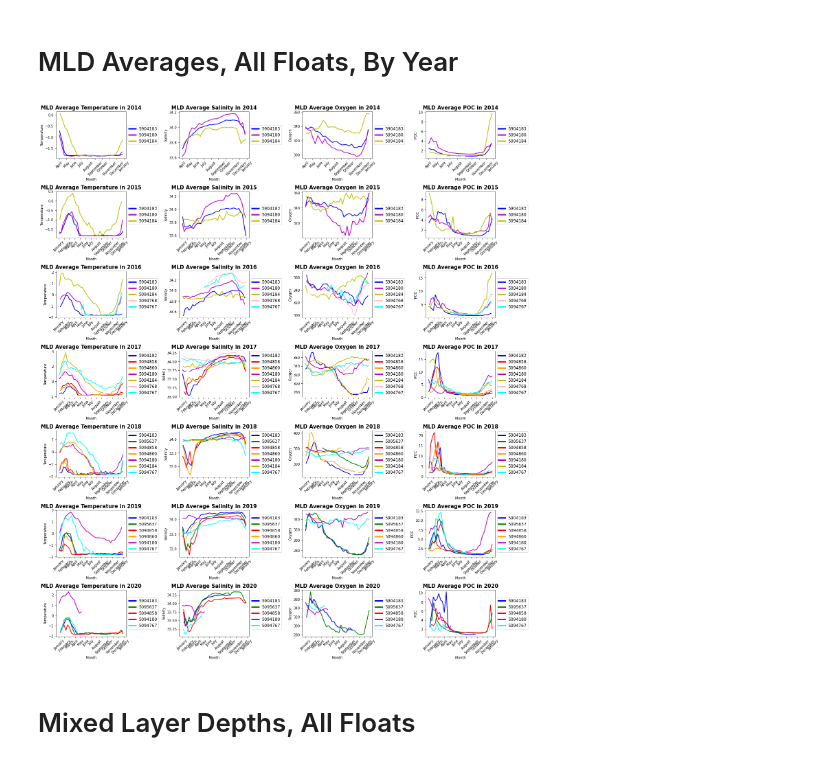
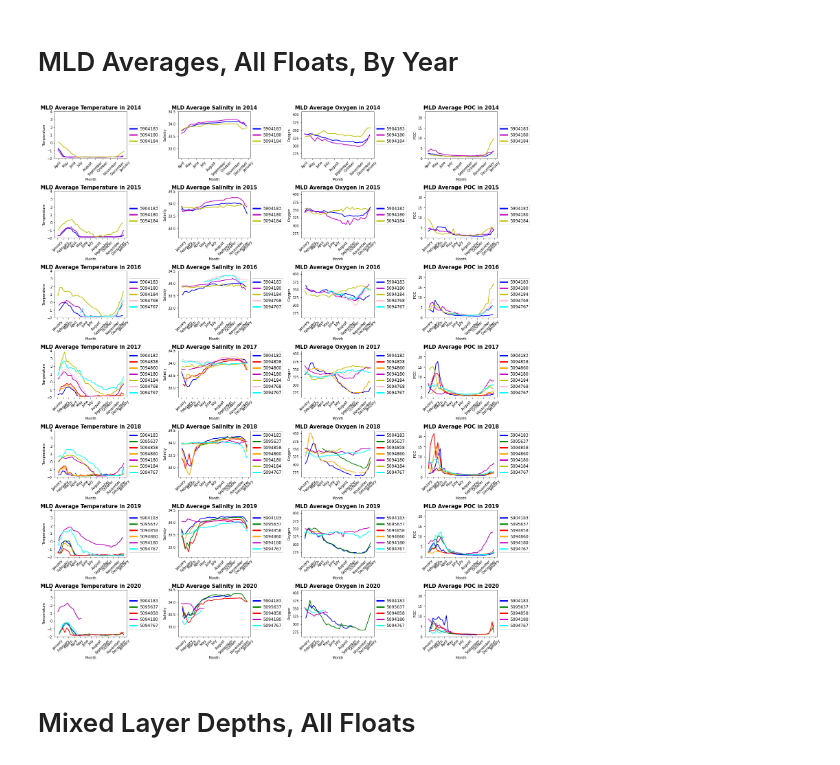
Before and after one commit to ch-alina/hmei, a Jupyter notebook: notebooks/float.ipynb, the cells around one changed output. Saved outputs shown, nothing was run; the diff lists cells and outputs as text; code cells hidden in the pictures.

```diff
--- a/notebooks/float.ipynb
+++ b/notebooks/float.ipynb
@@ -179,6 +214,21 @@ def set_POC_var(fl):
     return POC
 # %%
 def set_float_var(fl):
+    time = data.JULD.transpose().values
+    times = np.arange(min(time), max(time)+ np.timedelta64(1,'D'), np.timedelta64(1, 'D'), dtype='datetime64[D]')
+    delta = max(time) - min(time)
+    days = delta.astype('timedelta64[D]')
+    days = days / np.timedelta64(1, 'D')
+    days = np.arange(len(times))
+
+    days_in_float = np.arange(len(time))
+
+    for i in range(len(time)):
+        d = time[i] - min(time)
+        d = d.astype('timedelta64[D]')
+        d = d/np.timedelta64(1, 'D')
+        days_in_float[i] = d
+
     temp = set_temp_var(fl)
     salinity = set_salinity_var(fl)
     nitrate = set_nitrate_var(fl)
@@ -334,11 +383,16 @@ plt.title('Float Trajectories - By Float', fontweight = 'bold', fontsize='15')
 [figure]
 # %%
-def get_mld_rho(fl):
+def get_mld_rho(fl, interp):
     density = fl.Sigma_theta.transpose().values
+    if interp:
+        density = interp_var(density, fl)
     density = np.flip(density, 0)
     #density=density.reshape(1,(dim[0]*dim[1]), order='F')
     depth = fl.Depth.transpose().values
+    if interp:
+        depth = interp_var(depth, fl)
     depth = np.flip(depth, 0)
+
     #depth=depth.reshape(1,(dim[0]*dim[1]), order='F')
     rhocrit = 0.02
     density[np.isnan(depth)] = float("nan")
@@ -379,7 +433,7 @@ def get_mld_rho(fl):
 
     return mld, imld, thickn
 
-mld, imld, thickn = get_mld_rho(data)
+mld, imld, thickn = get_mld_rho(data, False)
 
 #dpth_mid=nanmean(cat(3,dpth(1:end-1,:),dpth(2:end,:)),3);
 #thickn=diff([dpth(1,:);dpth_mid;dpth(end,:)],[],1);
@@ -407,7 +461,7 @@ temp = temperature
 temp, salinity, nitrate, oxygen, chl_a, POC = set_float_var(data)
 variables = [temp, salinity, oxygen, chl_a, POC]
 varNames = ['Temperature', 'Salinity', 'Oxygen', 'Chlorophyll a', 'POC']
-mld, imld, thickn = get_mld_rho(data)
+mld, imld, thickn = get_mld_rho(data, False)
 
 def plot_avg_var(variables, varNames):
     fig = plt.figure(figsize=(10, 20))
@@ -416,14 +470,13 @@ def plot_avg_var(variables, varNames):
 
         var = np.flip(variables[ii], 0)
         var[var==0] = np.nan
-
+        print(var.shape)
         avg_var = np.empty((1,np.size(var, 1))).flatten()
 
         for i in range(len(imld)):
             #avg_temp[i] = np.nanmean(temp[0:int(imld[i]),i])
             avg_var[i] = np.nansum(var[0:int(imld[i]),i]*thickn[0:int(imld[i]),i])/np.nansum(thickn[0:int(imld[i]),i])
         avg_var[avg_var==0] = np.nan
-
         dayofyear = data.JULD.dt.dayofyear
         dates = data.JULD.values
         dates = pd.to_datetime(dates).year
@@ -466,7 +524,10 @@ yrs = range(2014, 2021)
 var_functions = [set_temp_var, set_salinity_var, set_oxygen_var, set_POC_var]
 variables = [temp, salinity, oxygen, POC]
 varNames = ['Temperature', 'Salinity', 'Oxygen', 'POC']
+floats = [f_4183, f_5637, f_4858, f_4860, f_4180, f_4184, f_4768, f_4767]
+
 clrs=['b','g','r','orange','m','y', 'pink', 'cyan'];
+var_ylims = [[-2,4], [32.6,34.5], [260, 410], [0,23]]
 
 import warnings
 warnings.filterwarnings('ignore')
@@ -477,8 +538,7 @@ for var in range(len(var_functions)):
         for fl in range(len(floats)):
             #can make to 2 loops
             variable = var_functions[var](floats[fl])
-
-            mld, imld, thickn = get_mld_rho(floats[fl])
+            mld, imld, thickn = get_mld_rho(floats[fl], False)
 
             variable = np.flip(variable, 0)
             variable[variable==0] = np.nan
@@ -502,34 +562,35 @@ for var in range(len(var_functions)):
         ax.xaxis.set_major_locator(mdates.MonthLocator(interval=1))
         leg = ax.legend(loc='center left', bbox_to_anchor=(1, 0.5))
         handles, labels = ax.get_legend_handles_labels()
         leg_lines = leg.get_lines()
         leg_texts = leg.get_texts()
         ax.set_xlabel('Month')
         ax.set_ylabel(str(varNames[var]))
+        ax.set_ylim(var_ylims[var])
 
         plt.setp(leg_lines, linewidth=4)
         plt.setp(leg_texts, fontsize='large')
         plt.xticks(rotation = 45) # Rotates X-Axis Ticks by 45-degrees
         plt.title('MLD Average ' + str(varNames[var]) + ' in ' + str(yrs[ii]), fontweight='bold', fontsize='15')
 
         #plt.subplots_adjust(left=0.1,
         #                bottom=0.1,
         #                right=0.9,
         #                top=0.9,
          #               wspace=0.4,
         #                hspace=0.5)
 fig.tight_layout()
 
 #leg = fig.legend(handles, labels, loc='center right', fontsize='x-large')
 ##leg_lines = leg.get_lines()
 #leg_texts = leg.get_texts()
 #plt.setp(leg_lines, linewidth=4)
 #plt.setp(leg_texts, fontsize='large')
 
 fig.show()
 #plt.savefig('/home/ac63/projects/hmei/figures/AllFloats_Yearly_MLD_Averages')
 # %% [output]
-[figure, old version]
+[figure, new version]
 # %% [markdown]
 # Mixed Layer Depths, All Floats
 # %%
```
Also changed, not shown: parts of 11 cells of this notebook, 3 other files.
